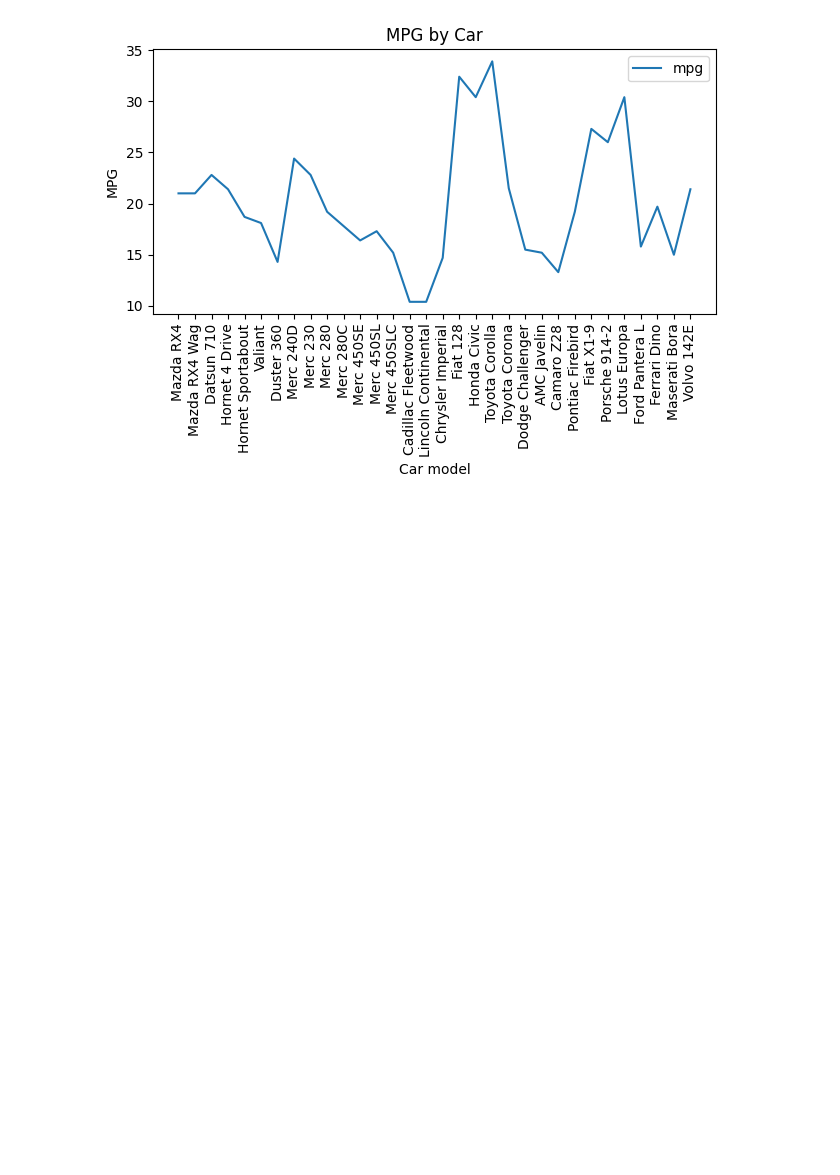
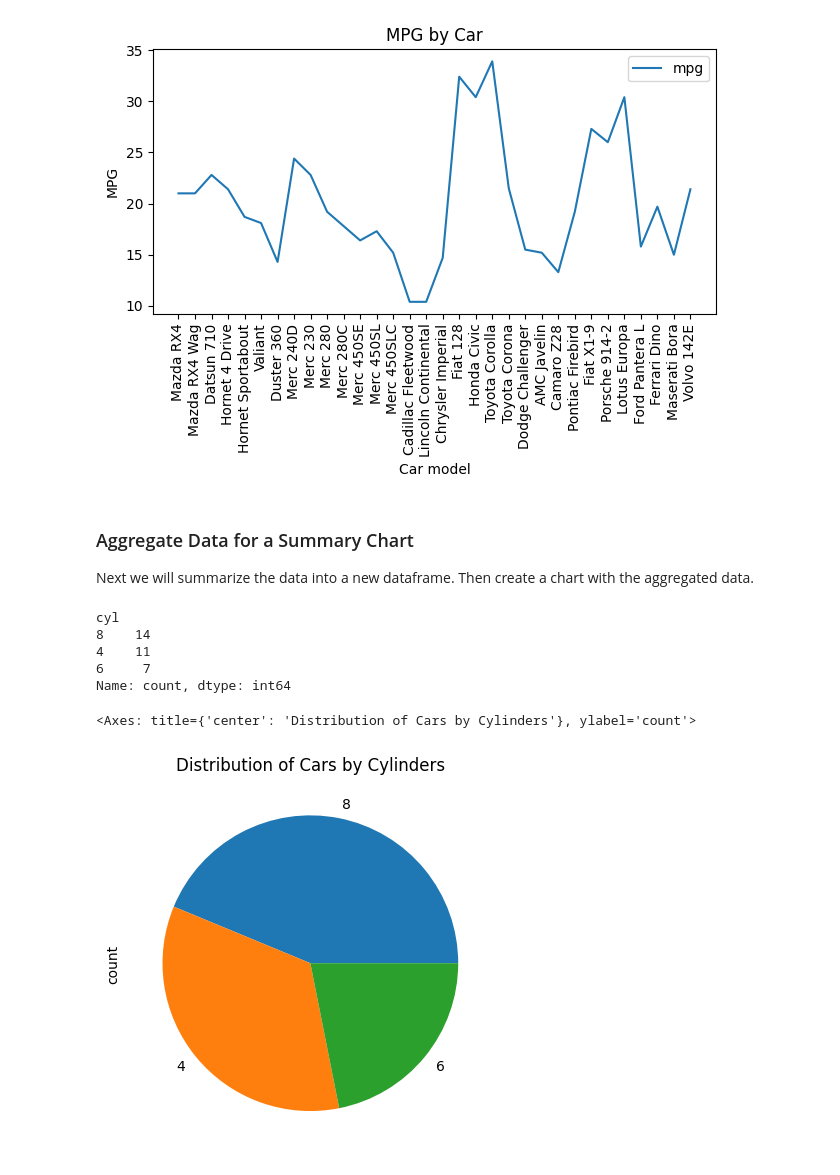
Before and after one commit to jamesmignone63-create/UofUtah_IS4487, a Jupyter notebook: Demos/demo_03_visualization_intro.ipynb, the cells around one changed output. Cells and saved outputs as stored; diff of their text form; code cells hidden in the pictures; blank space fills up the shorter version.

```diff
--- a/Demos/demo_03_visualization_intro.ipynb
+++ b/Demos/demo_03_visualization_intro.ipynb
@@ -117,3 +115,24 @@ plt.tight_layout() # Adjust layout to prevent labels from being cut off
 plt.show()
 # %% [output]
 [figure]
+# %% [markdown]
+### Aggregate Data for a Summary Chart
+
+Next we will summarize the data into a new dataframe. Then create a chart with the aggregated data.
+# %%
+# the method df.value_counts() will create a new df with a count of each
+# unique values in the selected column(s). These unique values are now in the
+# index of the new df, and the counts are in the column.
+df2 = df['cyl'].value_counts()
+print(df2)
+# %% [output]
+cyl
+8    14
+4    11
+6     7
+Name: count, dtype: int64
+# %%
+df2.plot(kind='pie', title='Distribution of Cars by Cylinders')
+# %% [output]
+<Axes: title={'center': 'Distribution of Cars by Cylinders'}, ylabel='count'>
+[figure, added]
```
Also changed, not shown: parts of 3 cells of this notebook.
